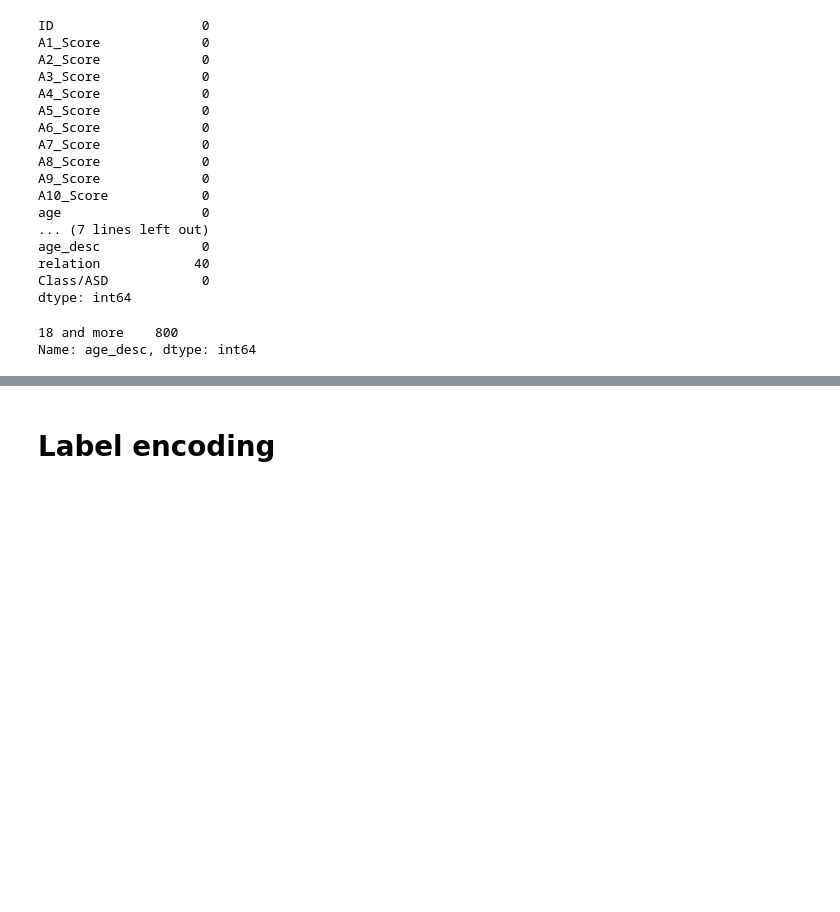
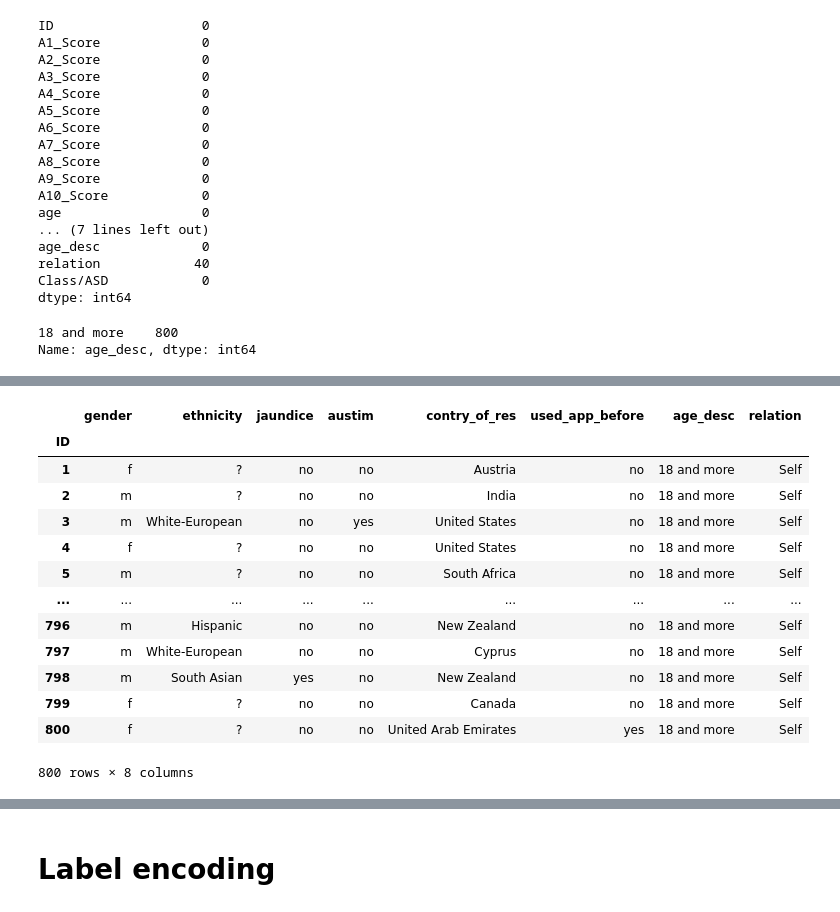
Before and after one commit to betapekens/interpretability_fairness_project, a Jupyter notebook: notebooks/Step 1 and 2 - EDA and modelling.ipynb, the cells around one changed output, grey strips where cells are left out. Cells and saved outputs as stored; diff of their text form; code cells hidden in the pictures; blank space fills up the shorter version.

```diff
--- a/notebooks/Step 1 and 2 - EDA and modelling.ipynb
+++ b/notebooks/Step 1 and 2 - EDA and modelling.ipynb
@@ -111,0 +130,17 @@ Name: age_desc, dtype: int64
+# %%
+dataset.select_dtypes(include="object")
+# %% [output]
+|  | gender | ethnicity | jaundice | austim | contry_of_res | used_app_before | age_desc | relation |
+| ID |  |  |  |  |  |  |  |  |
+| 1 | f | ? | no | no | Austria | no | 18 and more | Self |
+| 2 | m | ? | no | no | India | no | 18 and more | Self |
+| 3 | m | White-European | no | yes | United States | no | 18 and more | Self |
+| 4 | f | ? | no | no | United States | no | 18 and more | Self |
+| 5 | m | ? | no | no | South Africa | no | 18 and more | Self |
+| ... | ... | ... | ... | ... | ... | ... | ... | ... |
+| 796 | m | Hispanic | no | no | New Zealand | no | 18 and more | Self |
+| 797 | m | White-European | no | no | Cyprus | no | 18 and more | Self |
+| 798 | m | South Asian | yes | no | New Zealand | no | 18 and more | Self |
+| 799 | f | ? | no | no | Canada | no | 18 and more | Self |
+| 800 | f | ? | no | no | United Arab Emirates | yes | 18 and more | Self |
+800 rows × 8 columns
```
Also changed, not shown: parts of 4 cells of this notebook, 8 other files.
